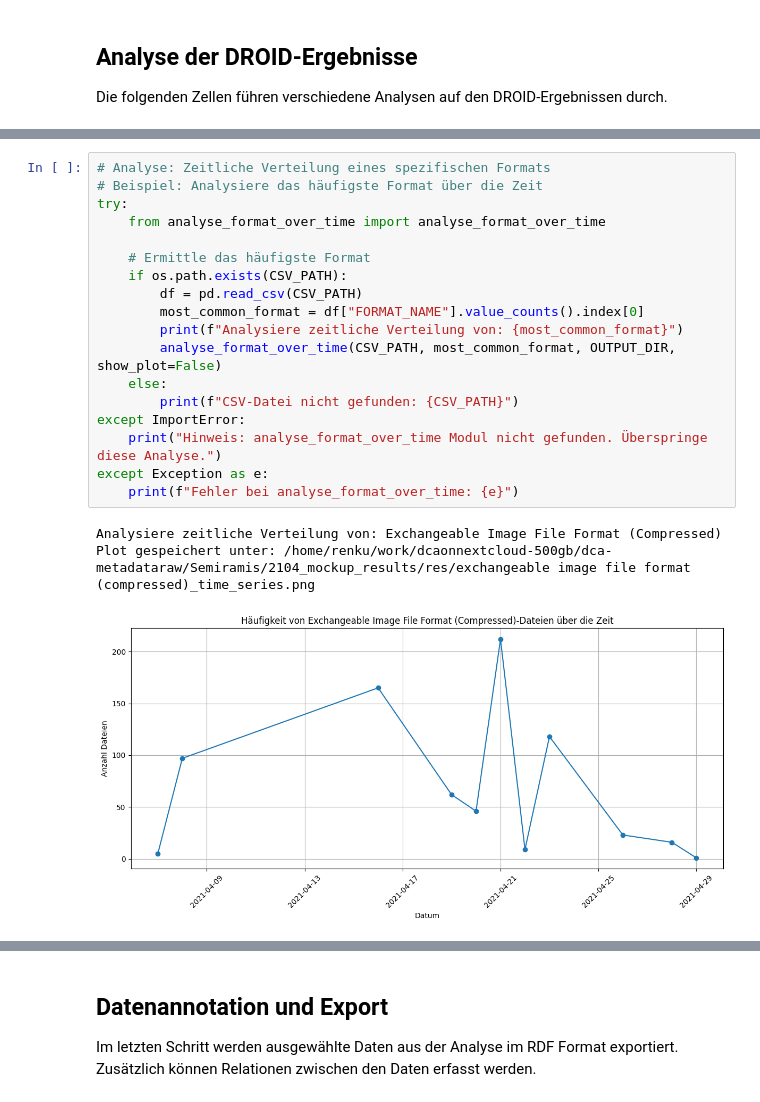
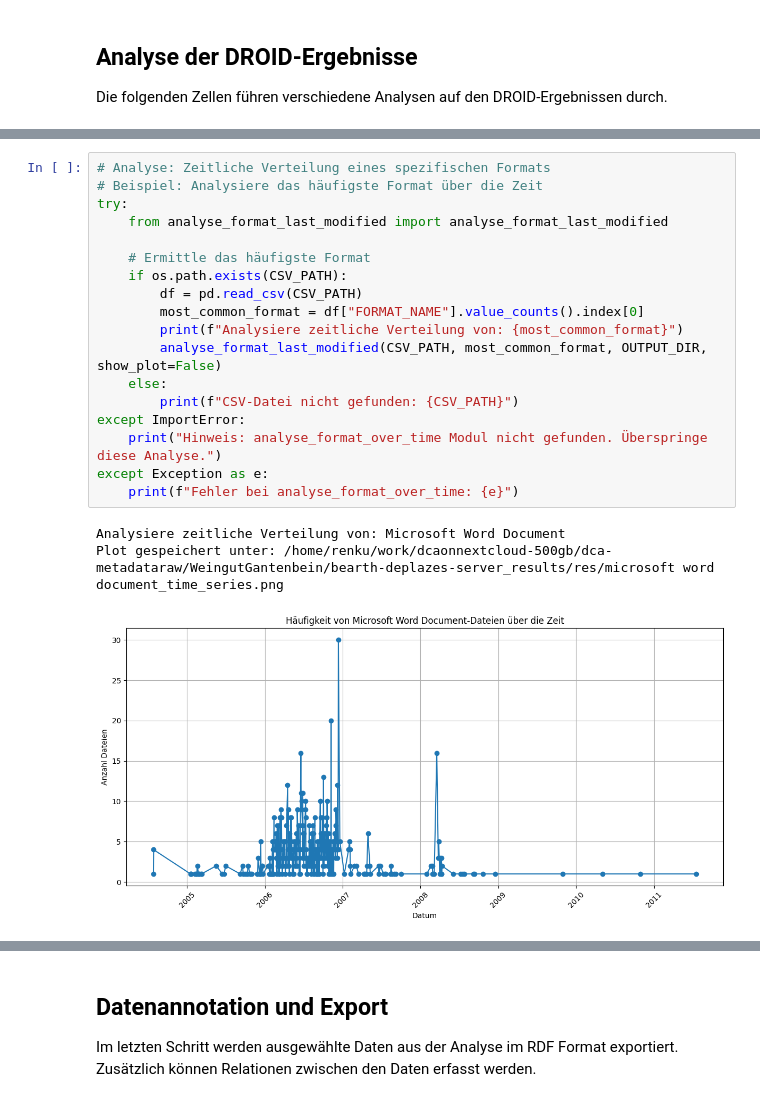
Before and after one commit to AdrianPoellinger/27_DCA_Ingest, a Jupyter notebook: notebooks/DCA_Ingest_2025-11-11.ipynb, the cells around one changed output, grey strips where cells are left out. Drawn from its saved outputs; the diff is of its cells as text.

Commit message:
Fixed Last Modified

```diff
--- a/notebooks/DCA_Ingest_2025-11-11.ipynb
+++ b/notebooks/DCA_Ingest_2025-11-11.ipynb
@@ -153,22 +155,22 @@ Plot gespeichert unter: /home/renku/work/dcaonnextcloud-500gb/dca-metadataraw/Se
 # %%
 # Analyse: Zeitliche Verteilung eines spezifischen Formats
 # Beispiel: Analysiere das häufigste Format über die Zeit
 try:
-    from analyse_format_over_time import analyse_format_over_time
+    from analyse_format_last_modified import analyse_format_last_modified
 
     # Ermittle das häufigste Format
     if os.path.exists(CSV_PATH):
         df = pd.read_csv(CSV_PATH)
         most_common_format = df["FORMAT_NAME"].value_counts().index[0]
         print(f"Analysiere zeitliche Verteilung von: {most_common_format}")
-        analyse_format_over_time(CSV_PATH, most_common_format, OUTPUT_DIR, show_plot=False)
+        analyse_format_last_modified(CSV_PATH, most_common_format, OUTPUT_DIR, show_plot=False)
     else:
         print(f"CSV-Datei nicht gefunden: {CSV_PATH}")
 except ImportError:
     print("Hinweis: analyse_format_over_time Modul nicht gefunden. Überspringe diese Analyse.")
 except Exception as e:
     print(f"Fehler bei analyse_format_over_time: {e}")
 # %% [output]
-Analysiere zeitliche Verteilung von: Exchangeable Image File Format (Compressed)
-Plot gespeichert unter: /home/renku/work/dcaonnextcloud-500gb/dca-metadataraw/Semiramis/2104_mockup_results/res/exchangeable image file format (compressed)_time_series.png
+Analysiere zeitliche Verteilung von: Microsoft Word Document
+Plot gespeichert unter: /home/renku/work/dcaonnextcloud-500gb/dca-metadataraw/WeingutGantenbein/bearth-deplazes-server_results/res/microsoft word document_time_series.png
-[figure, old version]
+[figure, new version]
```
Also changed, not shown: parts of 9 cells of this notebook, 2 other files.
